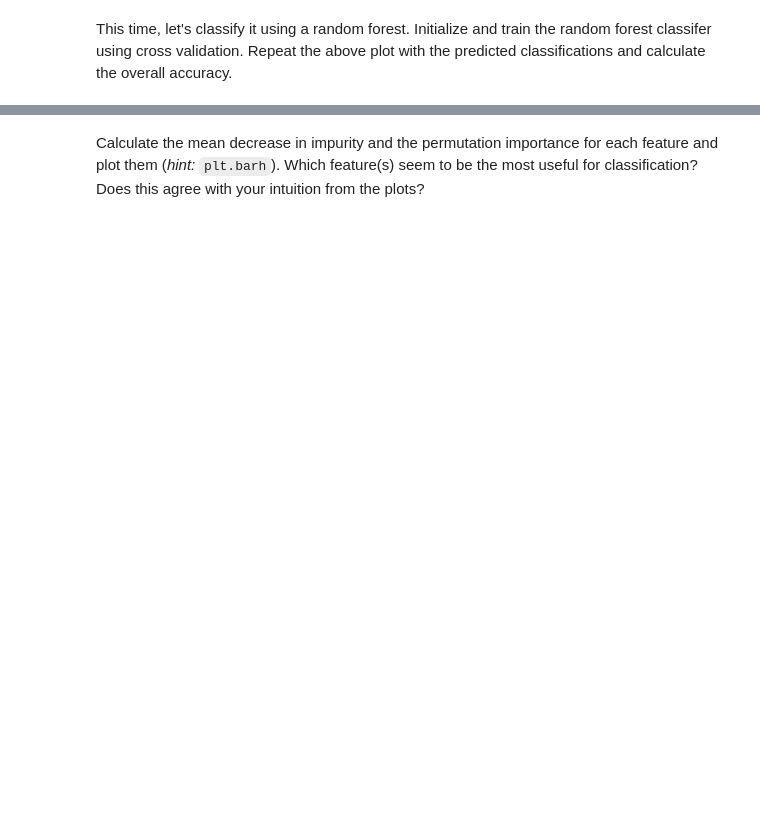
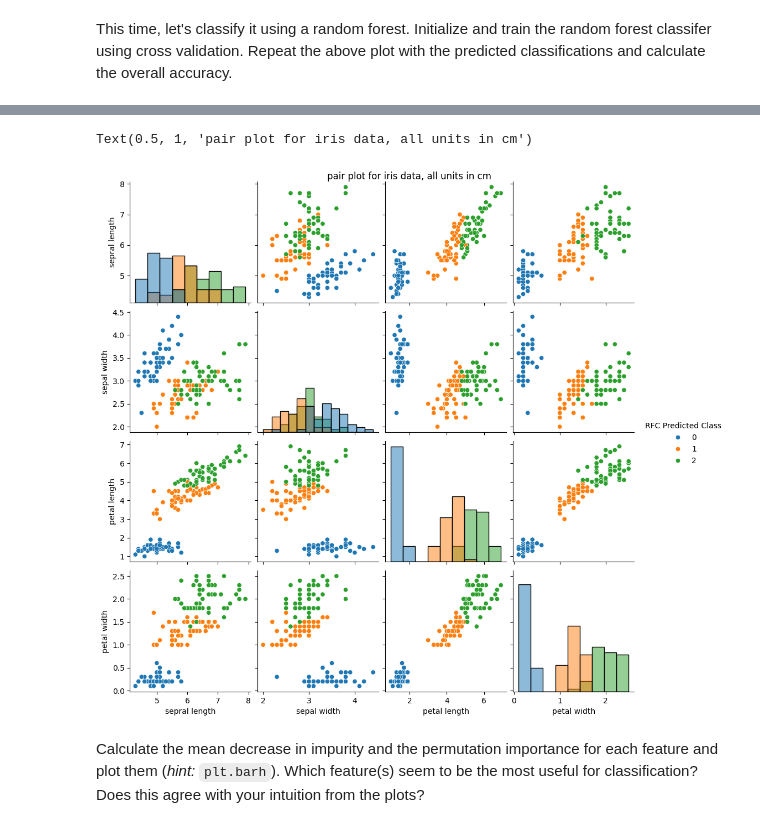
Before and after one commit to ASTR154/interpretability, a Jupyter notebook: interpretability.ipynb, the cells around one changed output, grey strips where cells are left out. Saved outputs shown, nothing was run; the diff lists cells and outputs as text; code cells hidden in the pictures; blank space fills up the shorter version.

```diff
--- a/interpretability.ipynb
+++ b/interpretability.ipynb
@@ -32,2 +78,31 @@ This time, let's classify it using a random forest. Initialize and train the ran
+# %%
+iris_p_rfc = iris_p.copy()
+iris_p_rfc['RFC Predicted Class'] = predicted_class.astype(str)
+fig1 = sns.pairplot(iris_p_rfc, hue = 'RFC Predicted Class', diag_kind = "hist")
+plt.suptitle("pair plot for iris data, all units in cm", y=1)
+
+
+
+
+
+
+
+
+
+
+
+
+
+
+
+
+
+
+
+
+##### calculate accuracy value
+# %% [output]
+Text(0.5, 1, 'pair plot for iris data, all units in cm')
+[figure, added]
 # %% [markdown]
 Calculate the mean decrease in impurity and the permutation importance for each feature and plot them (*hint:* `plt.barh`). Which feature(s) seem to be the most useful for classification? Does this agree with your intuition from the plots?
```
Also changed, not shown: parts of 6 cells of this notebook.
